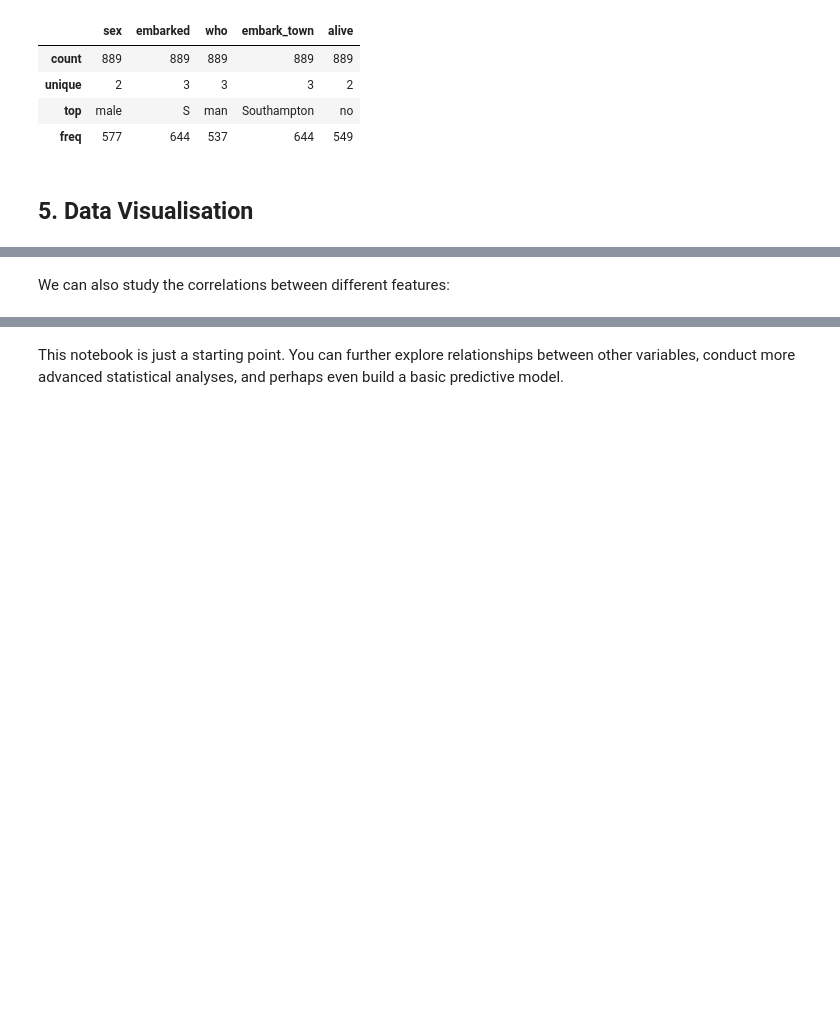
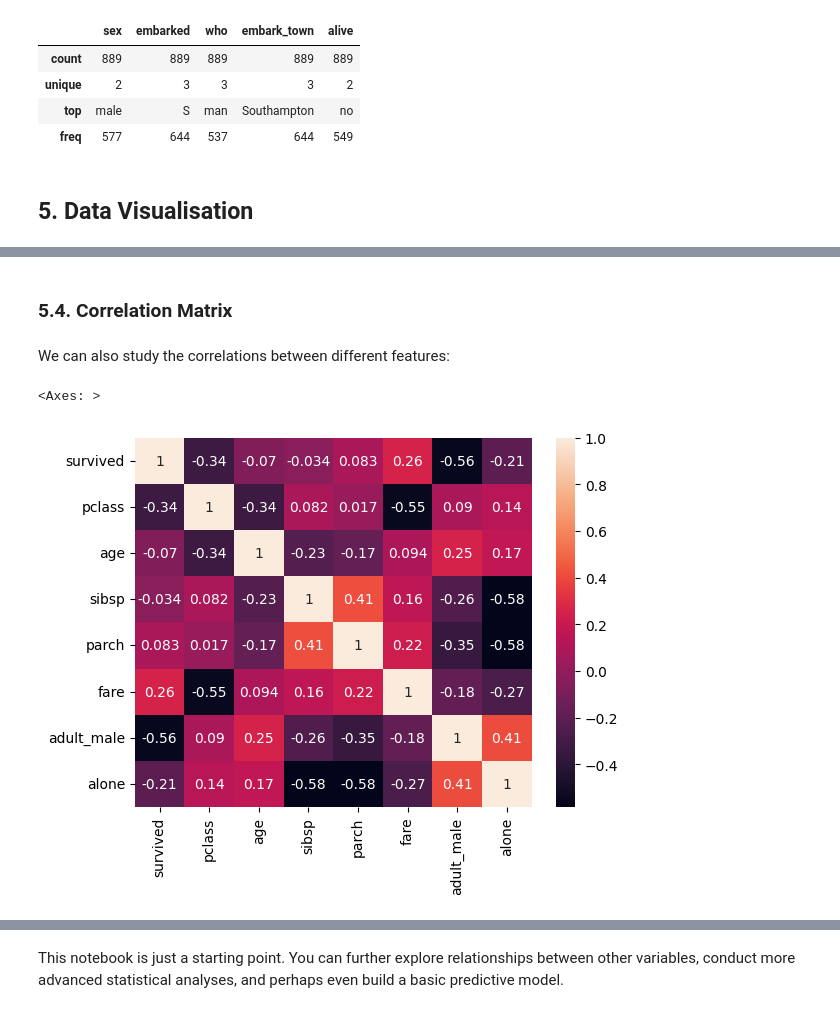
Before and after one commit to h-sellak/exploratory-data-analysis, a Jupyter notebook: titanic-dataset.ipynb, the cells around one changed output, grey strips where cells are left out. Drawn from its saved outputs; the diff is of its cells as text; code cells hidden in the pictures; blank space fills up the shorter version.

Commit message:
updated 'titanic-dataset.ipynb' notebook

```diff
--- a/titanic-dataset.ipynb
+++ b/titanic-dataset.ipynb
@@ -238,6 +281,11 @@ for col in ['age', 'fare']:
+# %% [markdown]
+### 5.4. Correlation Matrix
 # %% [markdown]
 We can also study the correlations between different features:
 # %%
 # Correlation matrix heatmap
-corr_matrix = titanic.corr()
+corr_matrix = titanic.corr(numeric_only=True)
 sns.heatmap(corr_matrix, annot=True)
+# %% [output]
+<Axes: >
+[figure, added]
```
Also changed, not shown: parts of 27 cells of this notebook.
